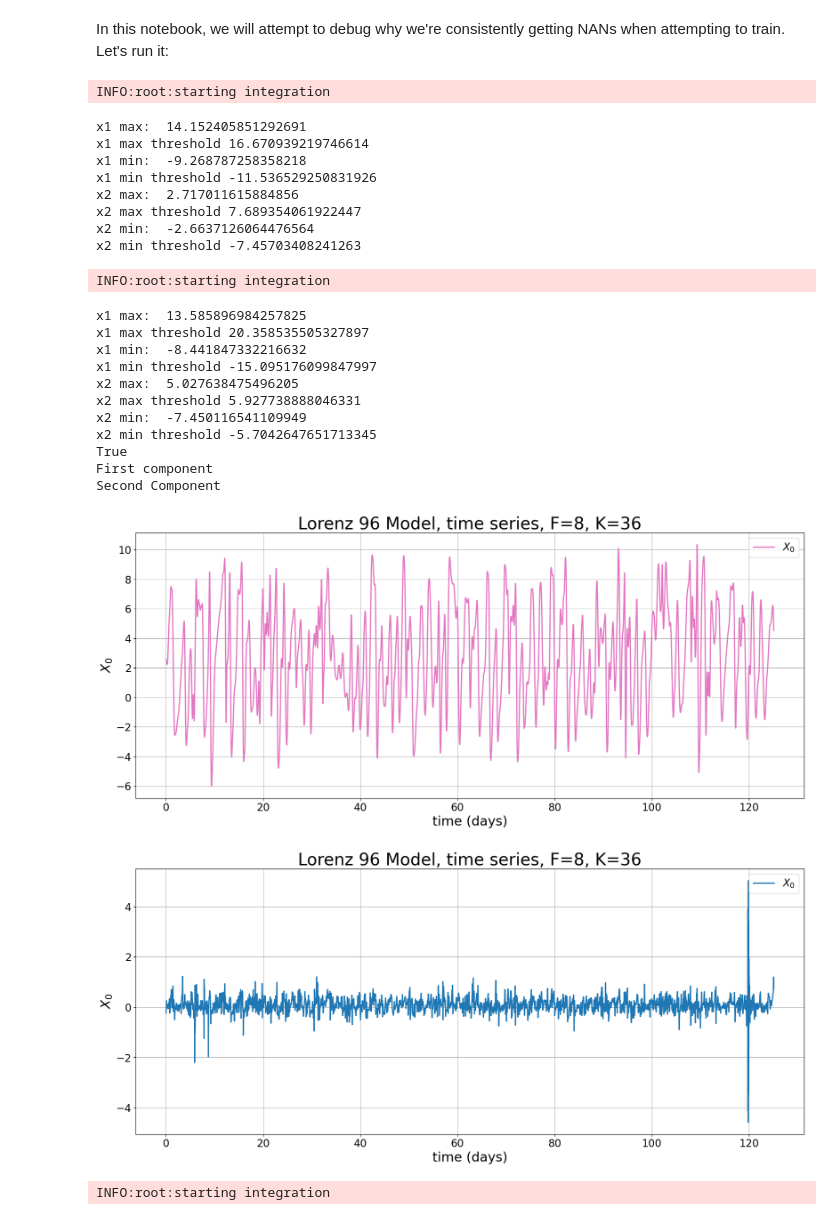
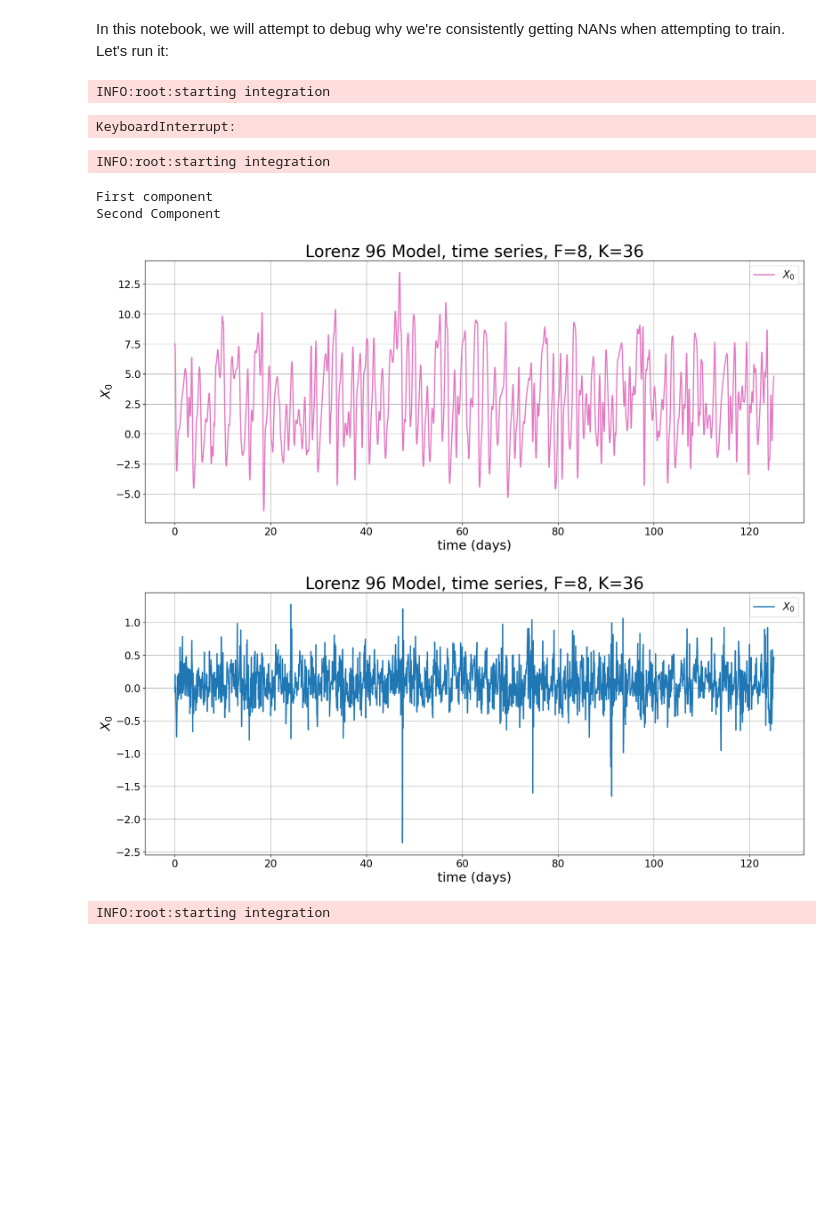
Before and after one commit to miamirabelli/lorenzGNN, a Jupyter notebook: integration_debugging.ipynb, the cells around one changed output. Drawn from its saved outputs; the diff is of its cells as text; code cells hidden in the pictures; blank space fills up the shorter version.

```diff
--- a/integration_debugging.ipynb
+++ b/integration_debugging.ipynb
@@ -91,48 +91,32 @@ t, X, F, K, n_steps = run_lorenz96_2coupled(
         c=10,
         b=10,
         h=1,
-        n_steps=15000,
-        resolution=100,  # 100
-        seed=42)
+        n_steps=15010,
+        resolution=120,  # 100
+        seed=67)
 # %% [output]
 INFO:root:starting integration
-x1 max:  14.152405851292691
-x1 max threshold 16.670939219746614
-x1 min:  -9.268787258358218
-x1 min threshold -11.536529250831926
-x2 max:  2.717011615884856
-x2 max threshold 7.689354061922447
-x2 min:  -2.6637126064476564
-x2 min threshold -7.45703408241263
+KeyboardInterrupt:
 # %%
-config = create_config(52, connected=False)
+config = create_config(64, connected=False)
 
 t, X, F, K, n_steps = run_lorenz96_2coupled(
         K=36,
         F=8,
         c=10,
         b=10,
         h=1,
         n_steps=15010,
         resolution=120,
         seed=config.seed)
 
 plot_Lorenz96(True, False, X, t, 8, 36, config.n_samples, config.time_resolution)
 # %% [output]
 INFO:root:starting integration
-x1 max:  13.585896984257825
-x1 max threshold 20.358535505327897
-x1 min:  -8.441847332216632
-x1 min threshold -15.095176099847997
-x2 max:  5.027638475496205
-x2 max threshold 5.927738888046331
-x2 min:  -7.450116541109949
-x2 min threshold -5.7042647651713345
-True
 First component
 Second Component
-[figure, old version]
+[figure, new version]
-[figure, old version]
+[figure, new version]
 # %%
 def plot_data(
         config,
```
Also changed, not shown: 9 other files.
